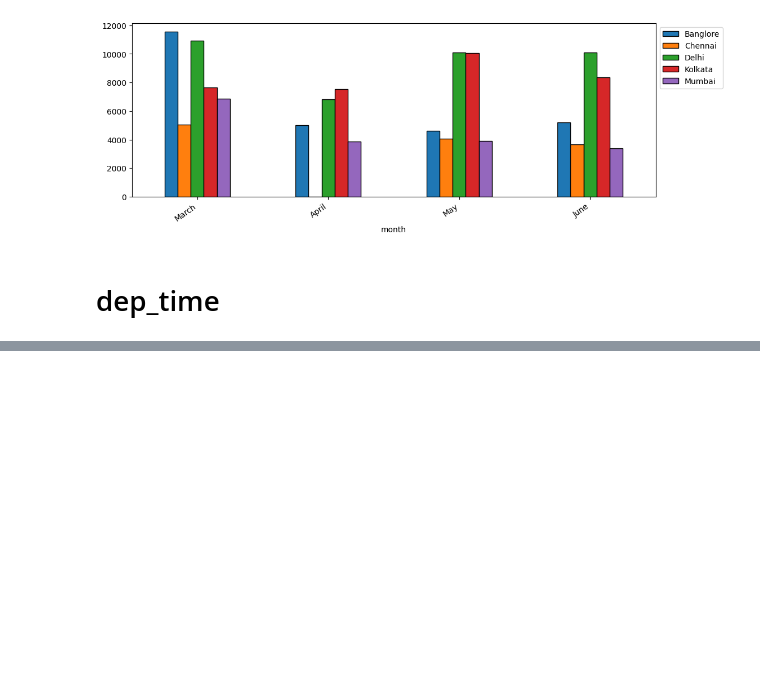
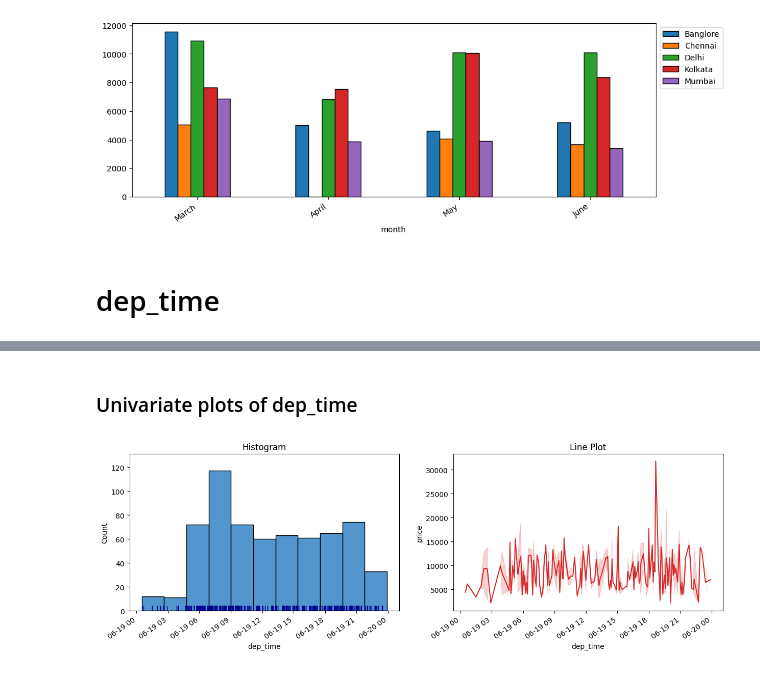
Before and after one commit to Bhagyashree67/Sagemaker_flightpricepredictions, a Jupyter notebook: Notebooks/EDA.ipynb, the cells around one changed output, grey strips where cells are left out. Saved outputs shown, nothing was run; the diff lists cells and outputs as text; code cells hidden in the pictures; blank space fills up the shorter version.

```diff
--- a/Notebooks/EDA.ipynb
+++ b/Notebooks/EDA.ipynb
@@ -362 +362,6 @@ train_set.dep_time
 Name: dep_time, Length: 640, dtype: datetime64[ns]
+# %%
+eda_helper_functions.dt_univar_plots(train_set, "dep_time", "price")
+# %% [output]
+Univariate plots of dep_time
+[figure, added]
```
Also changed, not shown: parts of 17 cells of this notebook, 4 other files.
